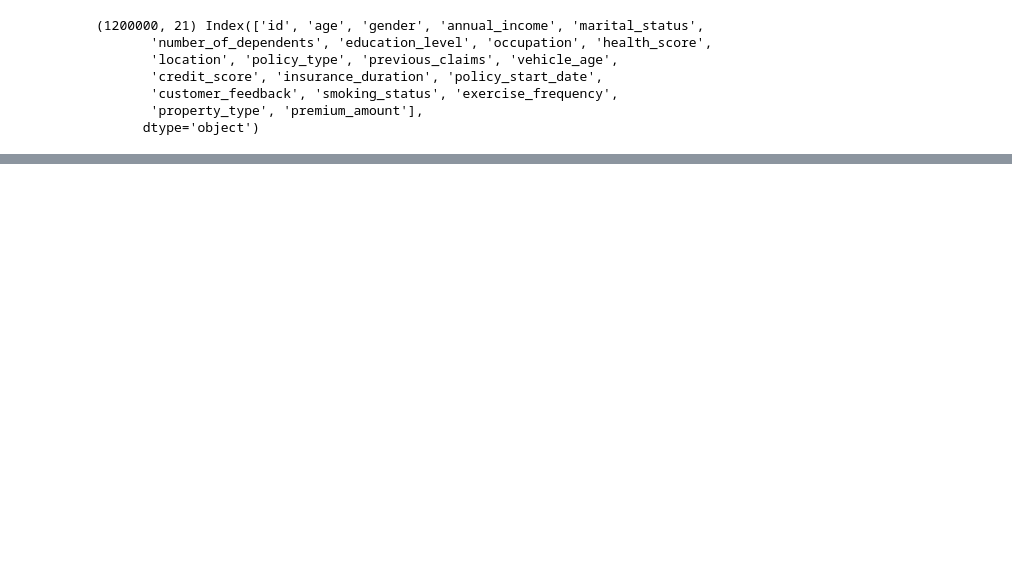
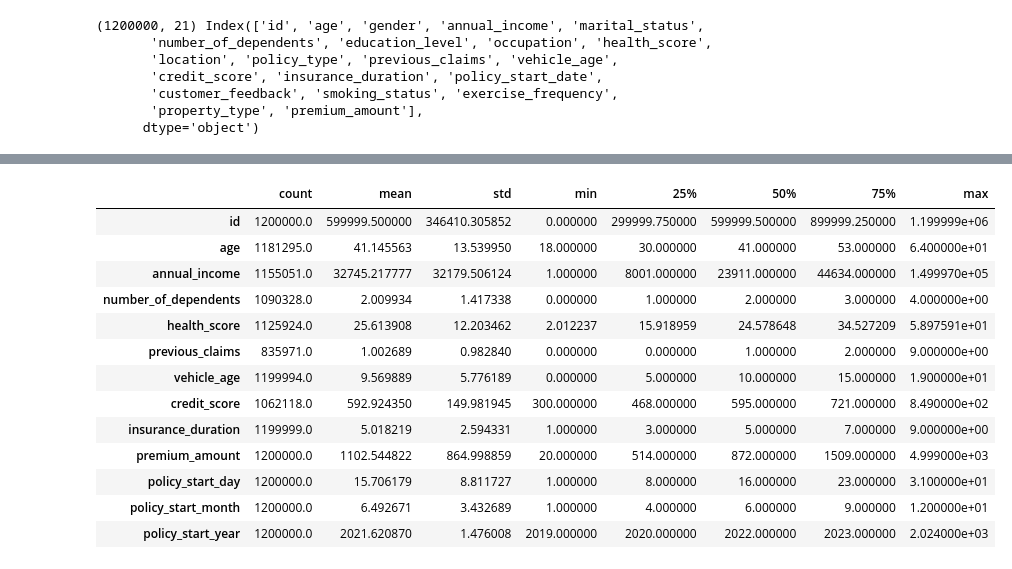
Before and after one commit to LokeshTiwari004/RegressionInsurance, a Jupyter notebook: EDA.ipynb, the cells around one changed output, grey strips where cells are left out. Cells and saved outputs as stored; diff of their text form; code cells hidden in the pictures; blank space fills up the shorter version.

```diff
--- a/EDA.ipynb
+++ b/EDA.ipynb
@@ -51,3 +67,20 @@ memory usage: 192.3+ MB
+# %%
+df.describe().transpose()
+# %% [output]
+|  | count | mean | std | min | 25% | 50% | 75% | max |
+| id | 1200000.0 | 599999.500000 | 346410.305852 | 0.000000 | 299999.750000 | 599999.500000 | 899999.250000 | 1.199999e+06 |
+| age | 1181295.0 | 41.145563 | 13.539950 | 18.000000 | 30.000000 | 41.000000 | 53.000000 | 6.400000e+01 |
+| annual_income | 1155051.0 | 32745.217777 | 32179.506124 | 1.000000 | 8001.000000 | 23911.000000 | 44634.000000 | 1.499970e+05 |
+| number_of_dependents | 1090328.0 | 2.009934 | 1.417338 | 0.000000 | 1.000000 | 2.000000 | 3.000000 | 4.000000e+00 |
+| health_score | 1125924.0 | 25.613908 | 12.203462 | 2.012237 | 15.918959 | 24.578648 | 34.527209 | 5.897591e+01 |
+| previous_claims | 835971.0 | 1.002689 | 0.982840 | 0.000000 | 0.000000 | 1.000000 | 2.000000 | 9.000000e+00 |
+| vehicle_age | 1199994.0 | 9.569889 | 5.776189 | 0.000000 | 5.000000 | 10.000000 | 15.000000 | 1.900000e+01 |
+| credit_score | 1062118.0 | 592.924350 | 149.981945 | 300.000000 | 468.000000 | 595.000000 | 721.000000 | 8.490000e+02 |
+| insurance_duration | 1199999.0 | 5.018219 | 2.594331 | 1.000000 | 3.000000 | 5.000000 | 7.000000 | 9.000000e+00 |
+| premium_amount | 1200000.0 | 1102.544822 | 864.998859 | 20.000000 | 514.000000 | 872.000000 | 1509.000000 | 4.999000e+03 |
+| policy_start_day | 1200000.0 | 15.706179 | 8.811727 | 1.000000 | 8.000000 | 16.000000 | 23.000000 | 3.100000e+01 |
+| policy_start_month | 1200000.0 | 6.492671 | 3.432689 | 1.000000 | 4.000000 | 6.000000 | 9.000000 | 1.200000e+01 |
+| policy_start_year | 1200000.0 | 2021.620870 | 1.476008 | 2019.000000 | 2020.000000 | 2022.000000 | 2023.000000 | 2.024000e+03 |
 # %%
 corr_mat = df.corr(numeric_only=True)
 plt.figure(figsize=(8, 6))
```
Also changed, not shown: parts of 20 cells of this notebook.
